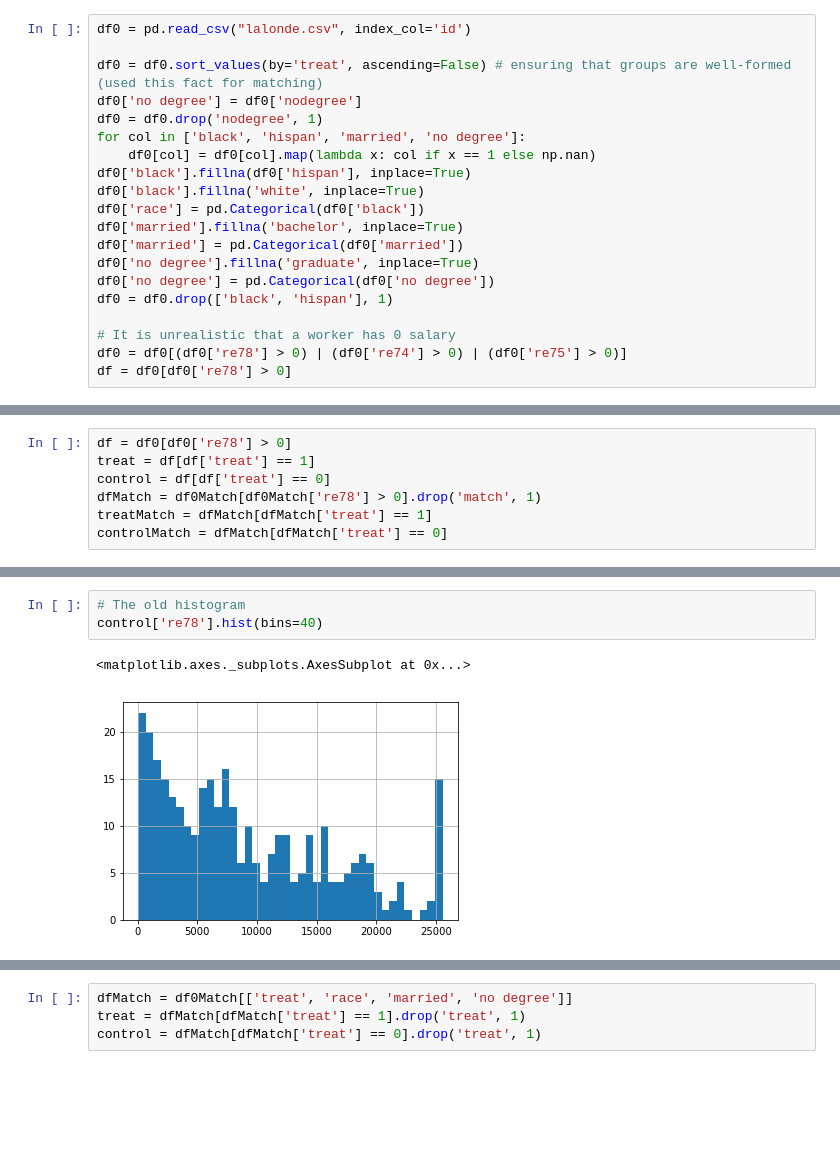
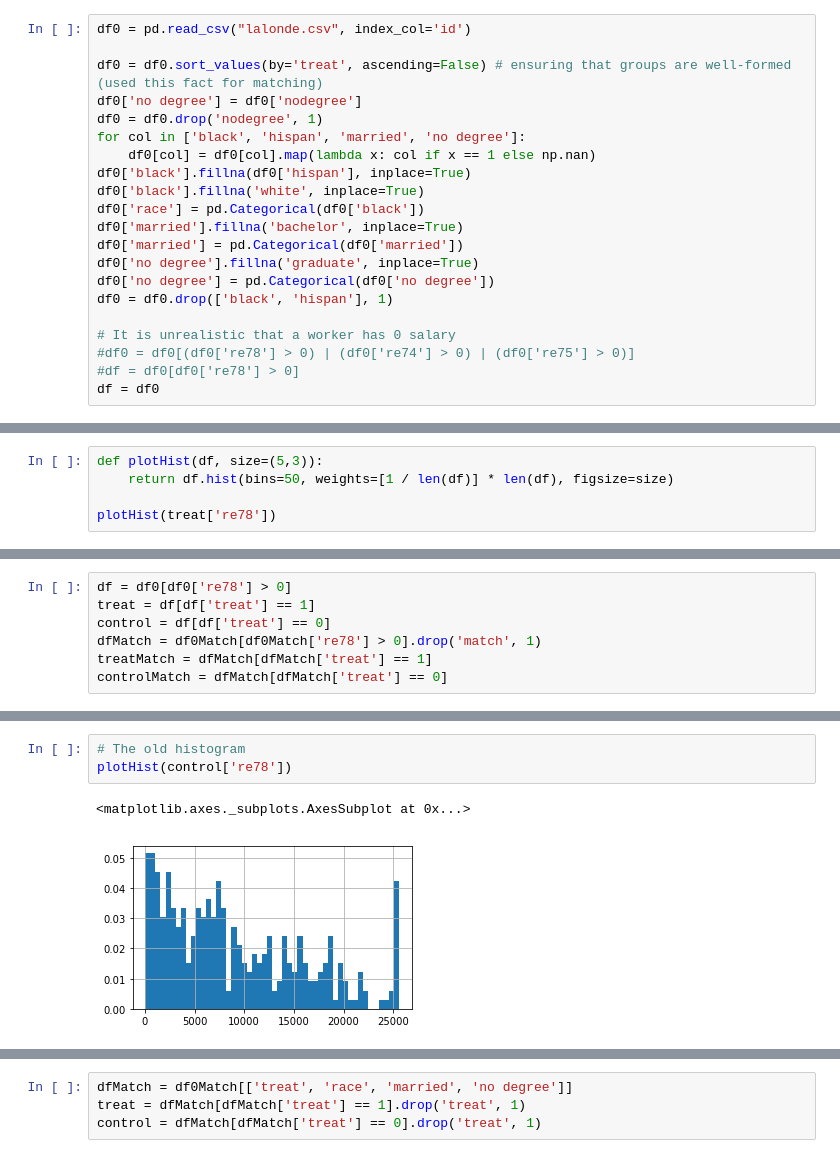
Before and after one commit to pmichele/ADA-Group, a Jupyter notebook: Partials/Michele/04 - Applied ML/Untitled.ipynb, the cells around one changed output, grey strips where cells are left out. Drawn from its saved outputs; the diff is of its cells as text; blank space fills up the shorter version.

```diff
--- a/Partials/Michele/04 - Applied ML/Untitled.ipynb
+++ b/Partials/Michele/04 - Applied ML/Untitled.ipynb
@@ -27,8 +27,9 @@ df0['no degree'] = pd.Categorical(df0['no degree'])
 df0 = df0.drop(['black', 'hispan'], 1)
 
 # It is unrealistic that a worker has 0 salary
-df0 = df0[(df0['re78'] > 0) | (df0['re74'] > 0) | (df0['re75'] > 0)]
-df = df0[df0['re78'] > 0]
+#df0 = df0[(df0['re78'] > 0) | (df0['re74'] > 0) | (df0['re75'] > 0)]
+#df = df0[df0['re78'] > 0]
+df = df0
 # %%
 len(df0.index.unique())
 # %% [output]
@@ -66,0 +58,5 @@ control['re78'].hist(bins=40)
+# %%
+def plotHist(df, size=(5,3)):
+    return df.hist(bins=50, weights=[1 / len(df)] * len(df), figsize=size)
+
+plotHist(treat['re78'])
@@ -286,6 +307,6 @@ boxplots(dfMatch, 're78')
 # %%
 # The old histogram
-control['re78'].hist(bins=40)
+plotHist(control['re78'])
 # %% [output]
 <matplotlib.axes._subplots.AxesSubplot at 0x...>
-[figure, old version]
+[figure, new version]
```
Also changed, not shown: parts of 59 cells of this notebook.
